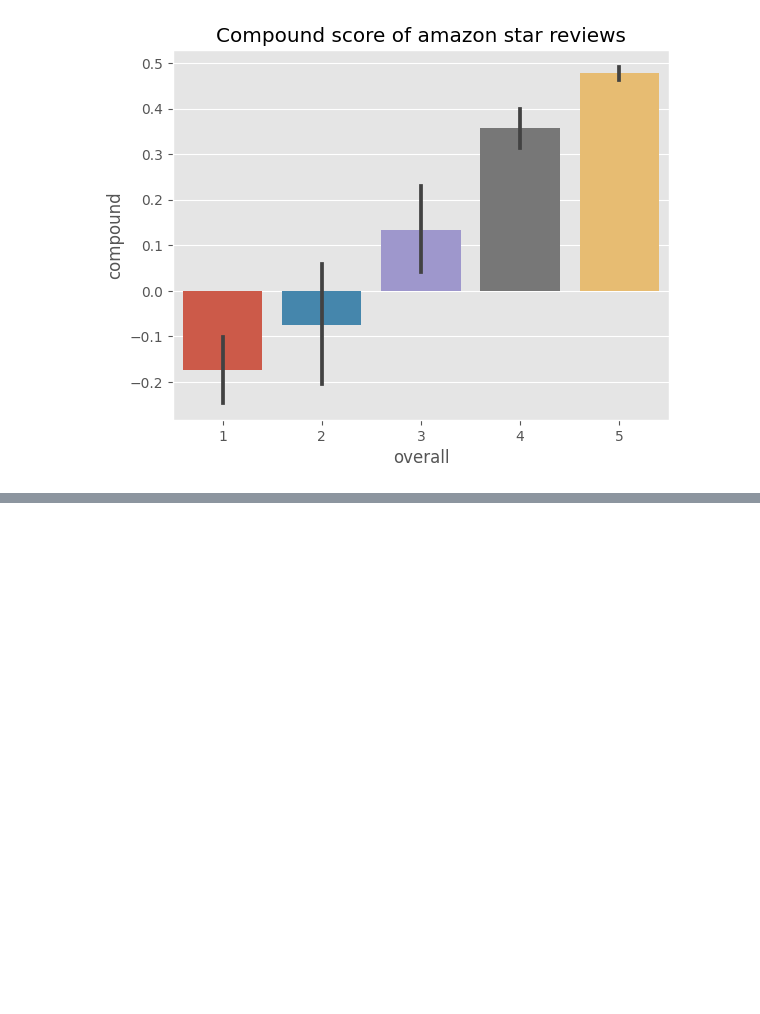
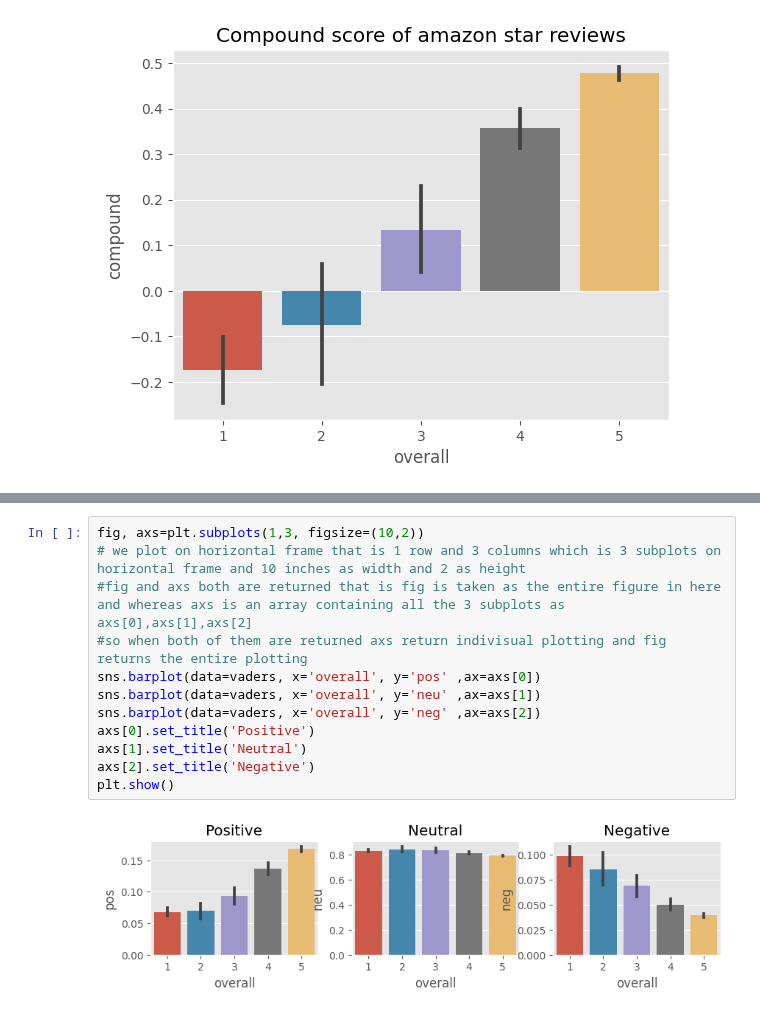
Before and after one commit to talkishita/Opinion-AI, a Jupyter notebook: Version2.ipynb, the cells around one changed output, grey strips where cells are left out. Cells and saved outputs as stored; diff of their text form; blank space fills up the shorter version.

```diff
--- a/Version2.ipynb
+++ b/Version2.ipynb
@@ -223,0 +232,14 @@ plt.show()
+# %%
+fig, axs=plt.subplots(1,3, figsize=(10,2))
+# we plot on horizontal frame that is 1 row and 3 columns which is 3 subplots on horizontal frame and 10 inches as width and 2 as height
+#fig and axs both are returned that is fig is taken as the entire figure in here and whereas axs is an array containing all the 3 subplots as axs[0],axs[1],axs[2]
+#so when both of them are returned axs return indivisual plotting and fig returns the entire plotting
+sns.barplot(data=vaders, x='overall', y='pos' ,ax=axs[0])
+sns.barplot(data=vaders, x='overall', y='neu' ,ax=axs[1])
+sns.barplot(data=vaders, x='overall', y='neg' ,ax=axs[2])
+axs[0].set_title('Positive')
+axs[1].set_title('Neutral')
+axs[2].set_title('Negative')
+plt.show()
+# %% [output]
+[figure, added]
```
Also changed, not shown: parts of 1 cell of this notebook.
